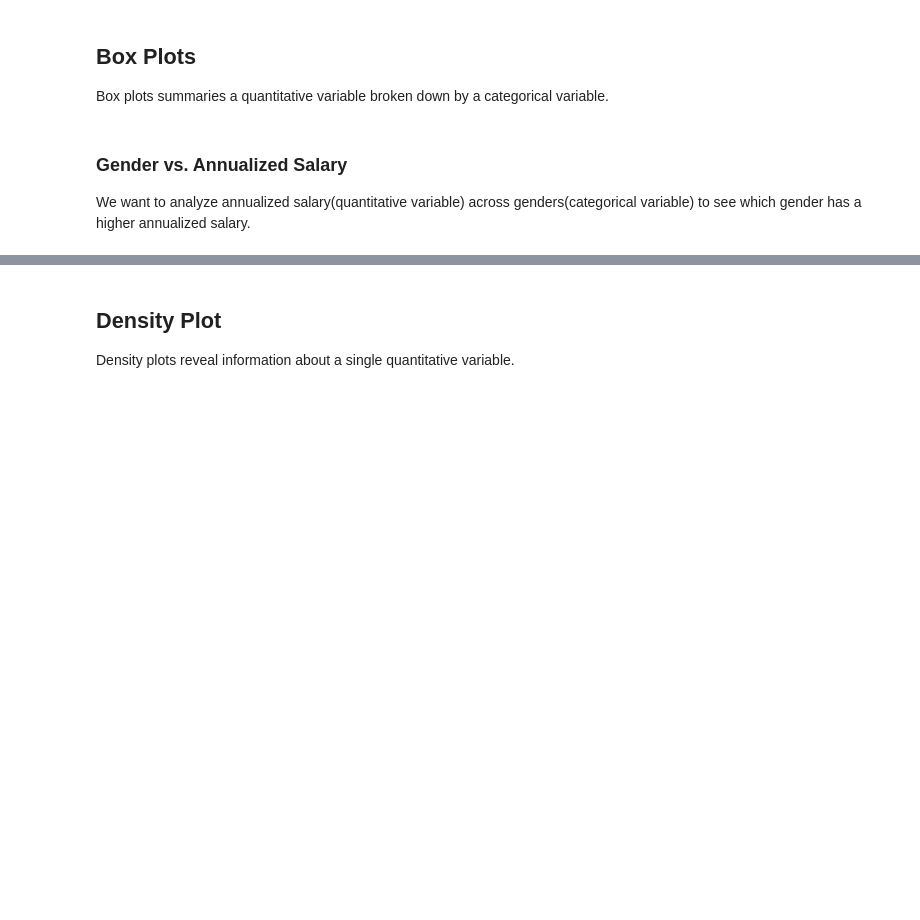
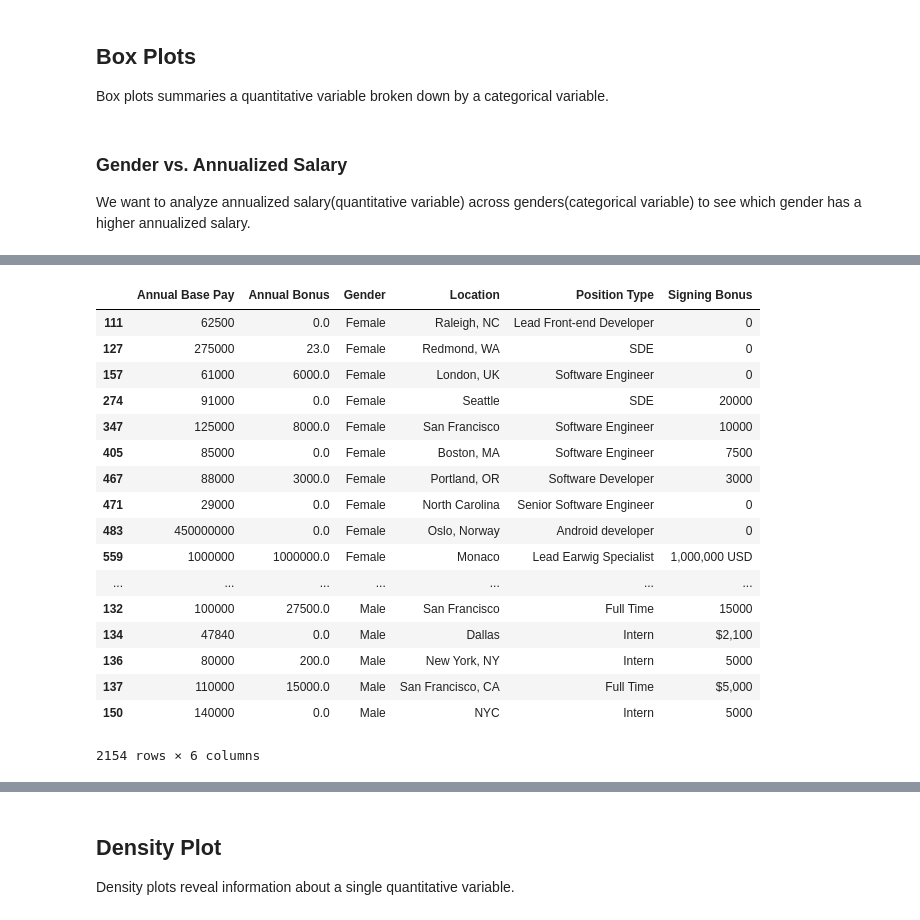
Before and after one commit to stt045/Projects, a Jupyter notebook: FinalProject.ipynb, the cells around one changed output, grey strips where cells are left out. Cells and saved outputs as stored; diff of their text form; code cells hidden in the pictures; blank space fills up the shorter version.

```diff
--- a/FinalProject.ipynb
+++ b/FinalProject.ipynb
@@ -188,0 +205,21 @@ We want to analyze annualized salary(quantitative variable) across genders(categ
+# %%
+df_box_plots
+# %% [output]
+|  | Annual Base Pay | Annual Bonus | Gender | Location | Position Type | Signing Bonus |
+| 111 | 62500 | 0.0 | Female | Raleigh, NC | Lead Front-end Developer | 0 |
+| 127 | 275000 | 23.0 | Female | Redmond, WA | SDE | 0 |
+| 157 | 61000 | 6000.0 | Female | London, UK | Software Engineer | 0 |
+| 274 | 91000 | 0.0 | Female | Seattle | SDE | 20000 |
+| 347 | 125000 | 8000.0 | Female | San Francisco | Software Engineer | 10000 |
+| 405 | 85000 | 0.0 | Female | Boston, MA | Software Engineer | 7500 |
+| 467 | 88000 | 3000.0 | Female | Portland, OR | Software Developer | 3000 |
+| 471 | 29000 | 0.0 | Female | North Carolina | Senior Software Engineer | 0 |
+| 483 | 450000000 | 0.0 | Female | Oslo, Norway | Android developer | 0 |
+| 559 | 1000000 | 1000000.0 | Female | Monaco | Lead Earwig Specialist | 1,000,000 USD |
+| ... | ... | ... | ... | ... | ... | ... |
+| 132 | 100000 | 27500.0 | Male | San Francisco | Full Time | 15000 |
+| 134 | 47840 | 0.0 | Male | Dallas | Intern | $2,100 |
+| 136 | 80000 | 200.0 | Male | New York, NY | Intern | 5000 |
+| 137 | 110000 | 15000.0 | Male | San Francisco, CA | Full Time | $5,000 |
+| 150 | 140000 | 0.0 | Male | NYC | Intern | 5000 |
+2154 rows × 6 columns
```
Also changed, not shown: parts of 8 cells of this notebook.
